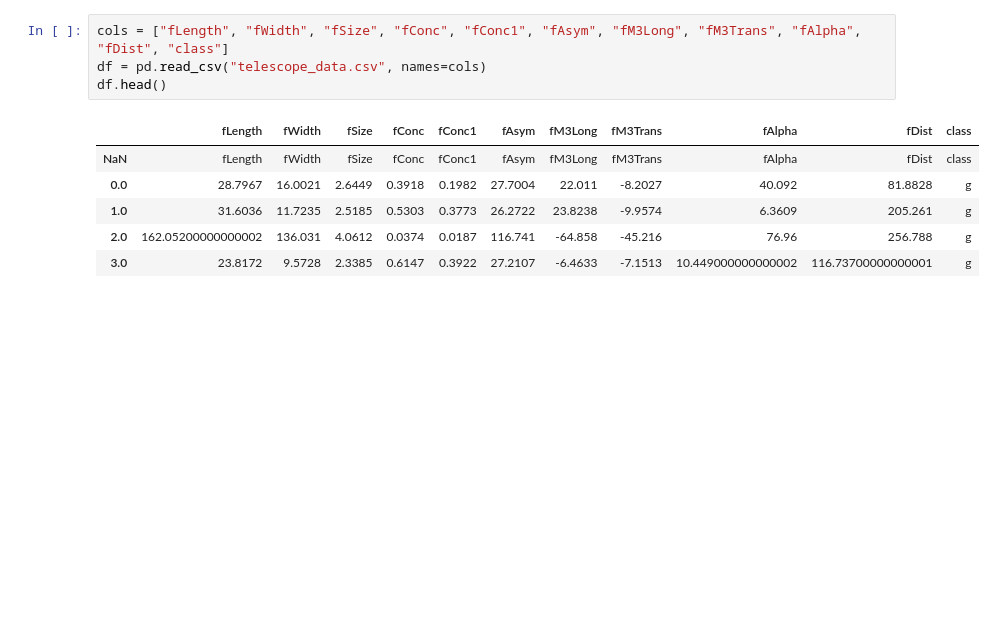
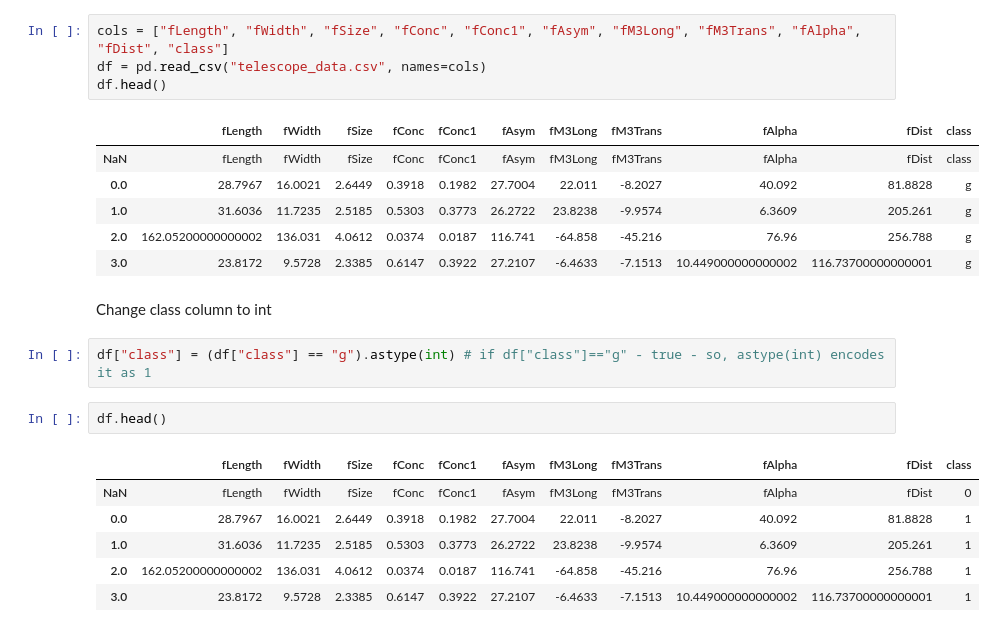
Before and after one commit to KARPPAKAVALLI/fcc-MAGIC, a Jupyter notebook: fcc-Magic.ipynb, the cells around one changed output. Saved outputs shown, nothing was run; the diff lists cells and outputs as text; blank space fills up the shorter version.

Commit message:
feat: encoded class as 0 & 1 & plotted reletionship b/w features & o/p col(class)

```diff
--- a/fcc-Magic.ipynb
+++ b/fcc-Magic.ipynb
@@ -15,3 +19,16 @@ df.head()
 | 1.0 | 31.6036 | 11.7235 | 2.5185 | 0.5303 | 0.3773 | 26.2722 | 23.8238 | -9.9574 | 6.3609 | 205.261 | g |
 | 2.0 | 162.05200000000002 | 136.031 | 4.0612 | 0.0374 | 0.0187 | 116.741 | -64.858 | -45.216 | 76.96 | 256.788 | g |
 | 3.0 | 23.8172 | 9.5728 | 2.3385 | 0.6147 | 0.3922 | 27.2107 | -6.4633 | -7.1513 | 10.449000000000002 | 116.73700000000001 | g |
+# %% [markdown]
+Change class column to int
+# %%
+df["class"] = (df["class"] == "g").astype(int) # if df["class"]=="g" - true - so, astype(int) encodes it as 1
+# %%
+df.head()
+# %% [output]
+|  | fLength | fWidth | fSize | fConc | fConc1 | fAsym | fM3Long | fM3Trans | fAlpha | fDist | class |
+| NaN | fLength | fWidth | fSize | fConc | fConc1 | fAsym | fM3Long | fM3Trans | fAlpha | fDist | 0 |
+| 0.0 | 28.7967 | 16.0021 | 2.6449 | 0.3918 | 0.1982 | 27.7004 | 22.011 | -8.2027 | 40.092 | 81.8828 | 1 |
+| 1.0 | 31.6036 | 11.7235 | 2.5185 | 0.5303 | 0.3773 | 26.2722 | 23.8238 | -9.9574 | 6.3609 | 205.261 | 1 |
+| 2.0 | 162.05200000000002 | 136.031 | 4.0612 | 0.0374 | 0.0187 | 116.741 | -64.858 | -45.216 | 76.96 | 256.788 | 1 |
+| 3.0 | 23.8172 | 9.5728 | 2.3385 | 0.6147 | 0.3922 | 27.2107 | -6.4633 | -7.1513 | 10.449000000000002 | 116.73700000000001 | 1 |
```
Also changed, not shown: parts of 4 cells of this notebook.
